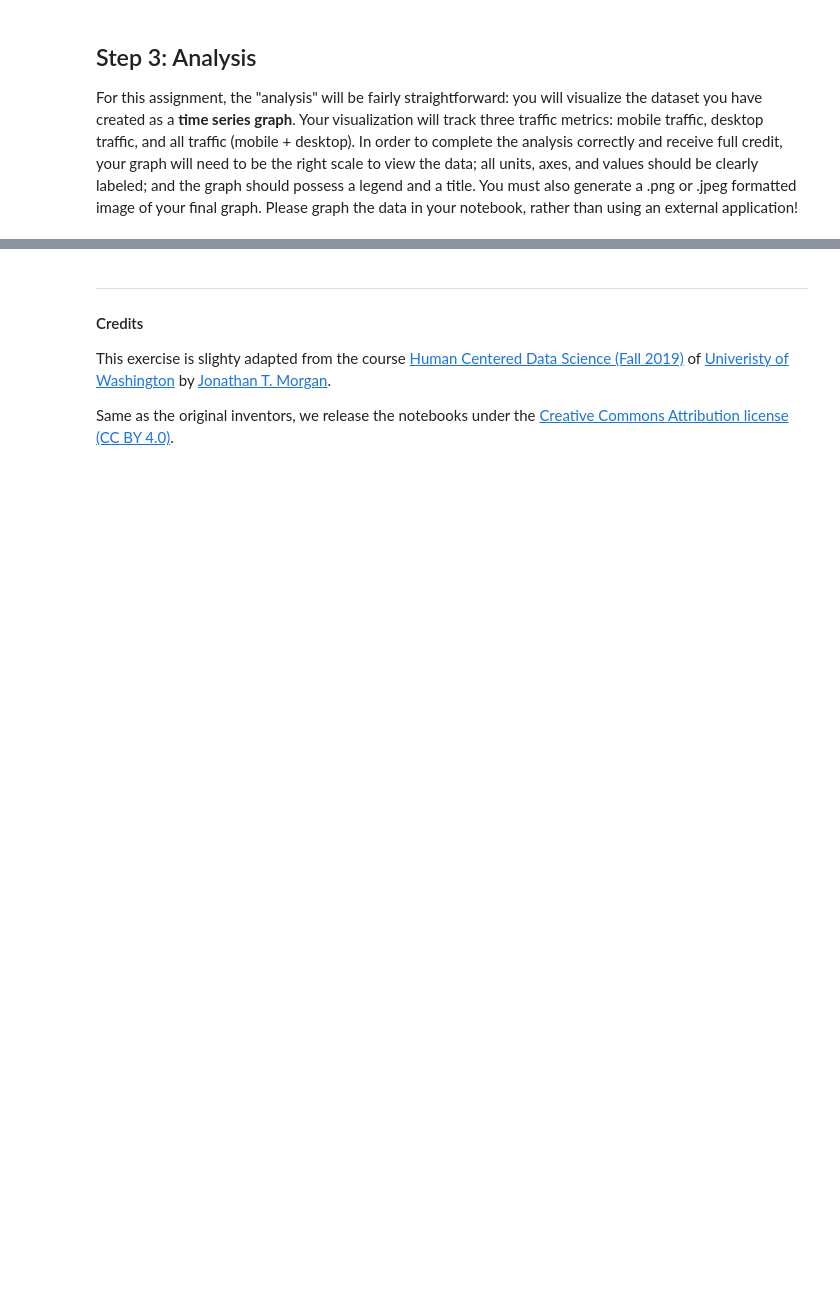
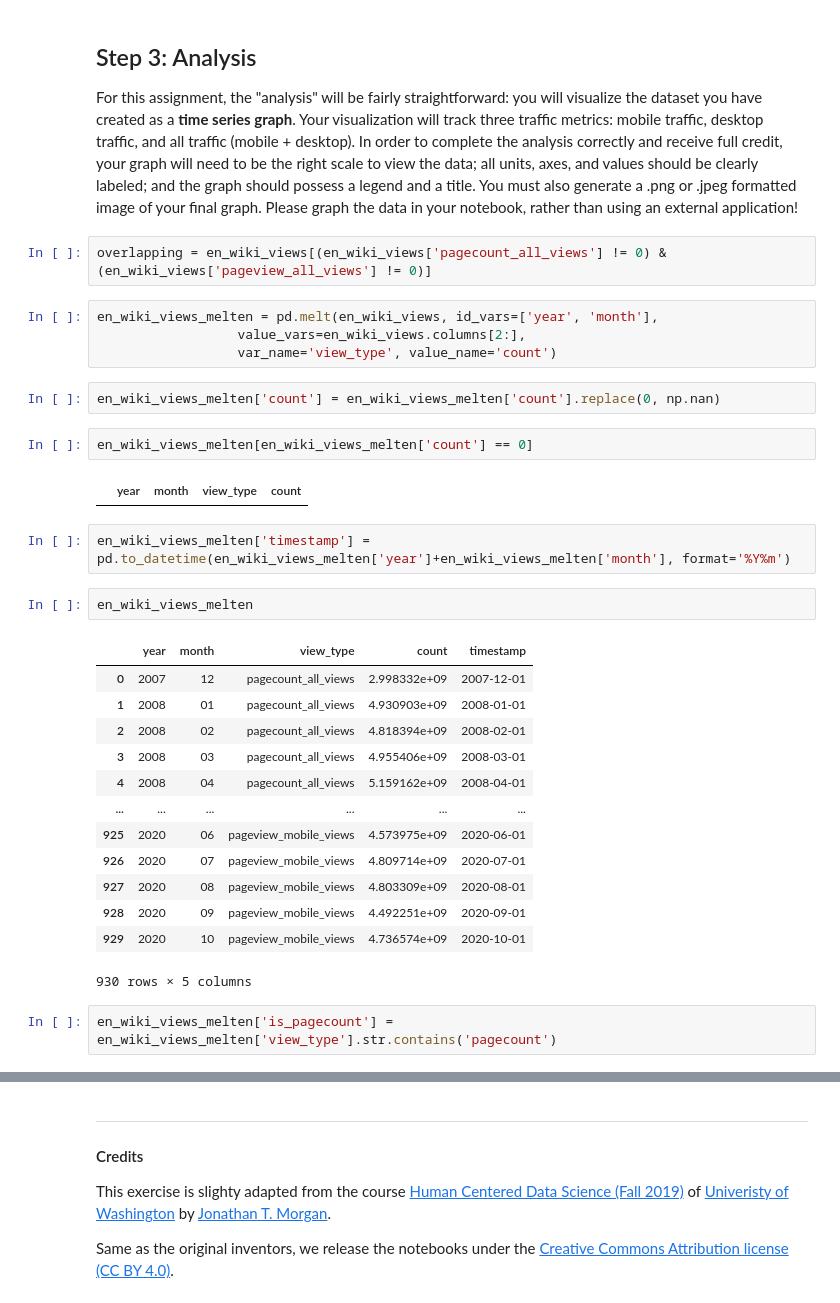
Before and after one commit to FUB-HCC/hcds-winter-2020, a Jupyter notebook: assignments/A2_ReproducibilityWorkflow/albe/A2_ReproducibilityWorkflow.ipynb, the cells around one changed output, grey strips where cells are left out. Cells and saved outputs as stored; diff of their text form; blank space fills up the shorter version.

```diff
--- a/assignments/A2_ReproducibilityWorkflow/albe/A2_ReproducibilityWorkflow.ipynb
+++ b/assignments/A2_ReproducibilityWorkflow/albe/A2_ReproducibilityWorkflow.ipynb
@@ -285,3 +304,35 @@ merged_data
 
 For this assignment, the "analysis" will be fairly straightforward: you will visualize the dataset you have created as a **time series graph**. Your visualization will track three traffic metrics: mobile traffic, desktop traffic, and all traffic (mobile + desktop). In order to complete the analysis correctly and receive full credit, your graph will need to be the right scale to view the data; all units, axes, and values should be clearly labeled; and the graph should possess a legend and a title. You must also generate a .png or .jpeg formatted image of your final graph.
 Please graph the data in your notebook, rather than using an external application!
+# %%
+overlapping = en_wiki_views[(en_wiki_views['pagecount_all_views'] != 0) & (en_wiki_views['pageview_all_views'] != 0)]
+# %%
+en_wiki_views_melten = pd.melt(en_wiki_views, id_vars=['year', 'month'],
+                  value_vars=en_wiki_views.columns[2:],
+                  var_name='view_type', value_name='count')
+# %%
+en_wiki_views_melten['count'] = en_wiki_views_melten['count'].replace(0, np.nan)
+# %%
+en_wiki_views_melten[en_wiki_views_melten['count'] == 0]
+# %% [output]
+|  | year | month | view_type | count |
+# %%
+en_wiki_views_melten['timestamp'] = pd.to_datetime(en_wiki_views_melten['year']+en_wiki_views_melten['month'], format='%Y%m')
+# %%
+en_wiki_views_melten
+# %% [output]
+|  | year | month | view_type | count | timestamp |
+| 0 | 2007 | 12 | pagecount_all_views | 2.998332e+09 | 2007-12-01 |
+| 1 | 2008 | 01 | pagecount_all_views | 4.930903e+09 | 2008-01-01 |
+| 2 | 2008 | 02 | pagecount_all_views | 4.818394e+09 | 2008-02-01 |
+| 3 | 2008 | 03 | pagecount_all_views | 4.955406e+09 | 2008-03-01 |
+| 4 | 2008 | 04 | pagecount_all_views | 5.159162e+09 | 2008-04-01 |
+| ... | ... | ... | ... | ... | ... |
+| 925 | 2020 | 06 | pageview_mobile_views | 4.573975e+09 | 2020-06-01 |
+| 926 | 2020 | 07 | pageview_mobile_views | 4.809714e+09 | 2020-07-01 |
+| 927 | 2020 | 08 | pageview_mobile_views | 4.803309e+09 | 2020-08-01 |
+| 928 | 2020 | 09 | pageview_mobile_views | 4.492251e+09 | 2020-09-01 |
+| 929 | 2020 | 10 | pageview_mobile_views | 4.736574e+09 | 2020-10-01 |
+930 rows × 5 columns
+# %%
+en_wiki_views_melten['is_pagecount'] = en_wiki_views_melten['view_type'].str.contains('pagecount')
```
Also changed, not shown: parts of 13 cells of this notebook.
